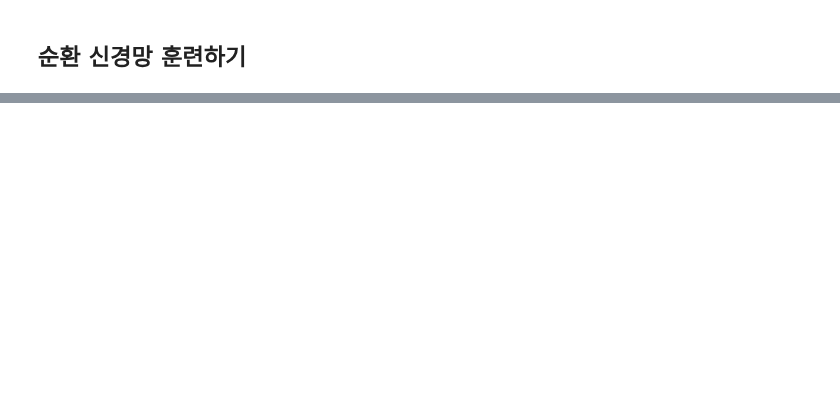
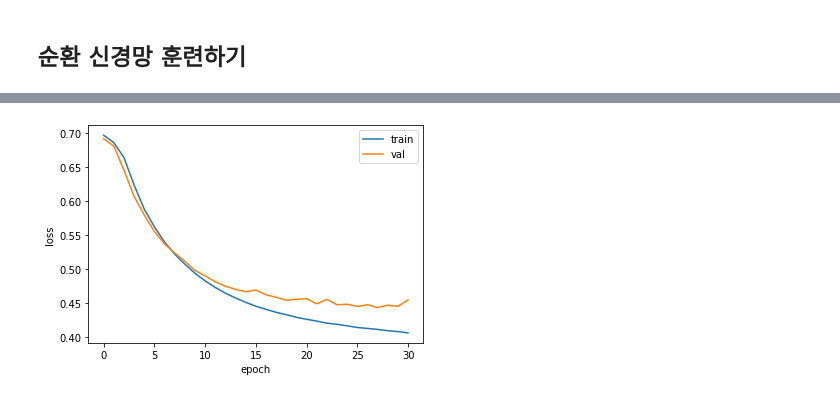
Before and after one commit to KevinTheRainmaker/ML_DL_Basics, a Jupyter notebook: HonGong_ML_DL/18_RNN.ipynb, the cells around one changed output, grey strips where cells are left out. Drawn from its saved outputs; the diff is of its cells as text; code cells hidden in the pictures; blank space fills up the shorter version.

Commit message:
feat: plot loss graphs

```diff
--- a/HonGong_ML_DL/18_RNN.ipynb
+++ b/HonGong_ML_DL/18_RNN.ipynb
@@ -168,7 +168,7 @@ _________________________________________________________________
 # %% [markdown]
 ## 순환 신경망 훈련하기
 # %%
-rmsprop = keras.optimizers.RMSprop(learning_rate=1e-4)
+rmsprop = keras.optimizers.RMSprop(learning_rate=0.0001)
 model.compile(optimizer=rmsprop, loss='binary_crossentropy', metrics=['accuracy'])
 
 checkpoint_cb = keras.callbacks.ModelCheckpoint('best-simplernn-model.h5')
@@ -197,0 +198,9 @@ Epoch 61/100
+# %%
+plt.plot(history.history['loss'])
+plt.plot(history.history['val_loss'])
+plt.xlabel('epoch')
+plt.ylabel('loss')
+plt.legend(['train', 'val'])
+plt.show()
+# %% [output]
+[figure, added]
```
Also changed, not shown: parts of 3 cells of this notebook.
